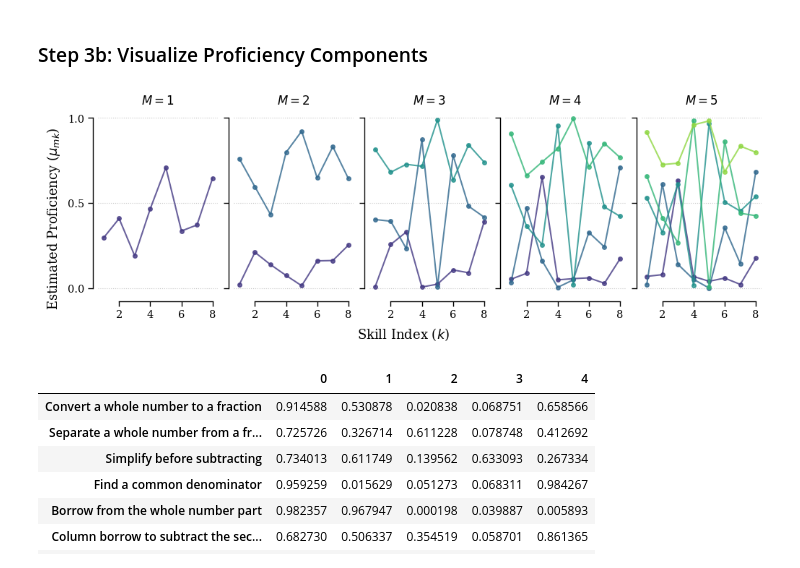
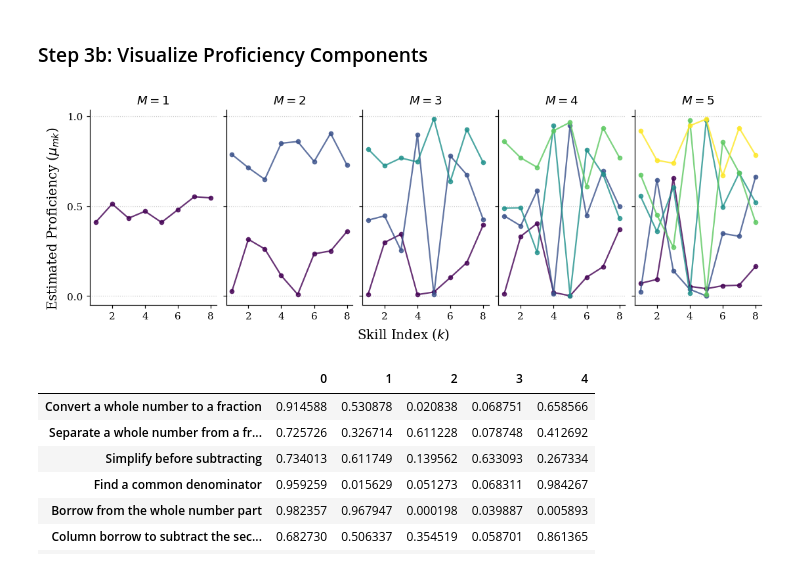
Before and after one commit to lentin26/mixture-of-latent-archetypes, a Jupyter notebook: notebooks/qualitative-study-frac-subtr.ipynb, the cells around one changed output. Cells and saved outputs as stored; diff of their text form; code cells hidden in the pictures.

```diff
--- a/notebooks/qualitative-study-frac-subtr.ipynb
+++ b/notebooks/qualitative-study-frac-subtr.ipynb
@@ -91,16 +91,17 @@ Fit a model with way too many components.
 # %%
 from src.mola import MoLA
 
-# Configure model parameters
+# Configure model parameters (current sklearn-style API)
 model_params = {
-    'Q_matrix': Q_matrix,
+    'Q': Q_matrix,
     'n_components': 5,
-    'mu_smooth': [2, 2],
-    'theta_smooth': [2, 2],
-    'pi_smooth': 1,
+    'mu_prior': (2, 2),
+    'theta_prior': (2, 2),
+    'pi_prior': 1,
     'tol': 1e-5,
-    'n_iter': 50,
-    'use_psuedo_likelihood': False
+    'max_iter': 50,
+    'pseudo_likelihood': False,
+    'init': 'k-means',
 }
 
 # Instantiate the model
@@ -124,67 +125,63 @@ Negative Log-Likelihood: 0.004493157761701844
 # %% [markdown]
 ### Step 3b: Visualize Proficiency Components
 # %%
-# Set plotting context for Academic Paper
-sns.set_context("paper", font_scale=1.2)
+# Set plotting context for Academic Paper (plain matplotlib -- seaborn is
+# not a declared project dependency; see requirements.txt)
 plt.rcParams['font.family'] = 'serif' # Matches LaTeX default
 plt.rcParams['axes.unicode_minus'] = False
 
 component_list = [1, 2, 3, 4, 5]
 n = len(component_list)
 
-# Use a professional, high-contrast palette
-"rocket"
-colors = sns.color_palette("viridis", n_colors=max(component_list))
+colors = plt.cm.viridis(np.linspace(0, 1, max(component_list)))
 
 fig, axes = plt.subplots(1, n, figsize=(10, 3.5), sharey=True, constrained_layout=True)
 
 for i, (ax, n_comp) in enumerate(zip(axes, component_list)):
-    # Standardize model setup
+    # Standardize model setup (k-means initialization: Section~\ref{sec:parameter-recovery-stability}
+    # shows this is far more reproducible than random initialization, confirmed again for this
+    # dataset in the stability check below)
     model_params = {
-        'Q_matrix': Q_matrix,
+        'Q': Q_matrix,
         'n_components': n_comp,
-        'mu_smooth': [2, 2],
-        'theta_smooth': [2, 2],
-        'pi_smooth': 1,
+        'mu_prior': (2, 2),
+        'theta_prior': (2, 2),
+        'pi_prior': 1,
         'tol': 1e-5,
-        'n_iter': 100, # Increased for stability
-        'random_state': 42, # Reproducibility is key for papers
-        'use_psuedo_likelihood': False
+        'max_iter': 100,
+        'init': 'k-means',
+        'random_state': 42,
     }
 
     model_qual = MoLA(**model_params)
     model_qual.fit(X)
 
     # Sort components by mean proficiency to keep colors consistent across plots
     # This makes M=2 and M=3 look like evolutions of each other
     sorted_idx = np.argsort(model_qual.mu.mean(axis=1))
 
     for rank, k in enumerate(sorted_idx):
         ax.plot(range(1, model_qual.mu.shape[1] + 1), model_qual.mu[k, :],
                 color=colors[rank],
                 marker='o', markersize=4,
                 linewidth=1.5, alpha=0.8)
 
     ax.set_title(f'$M={n_comp}$', fontsize=12, fontweight='bold')
     ax.set_xticks([2, 4, 6, 8]) # Show only key indices to prevent crowding
     ax.set_yticks([0.0, 0.5, 1.0])
     ax.grid(axis='y', linestyle=':', alpha=0.7)
-
-    # Clean up spines
-    sns.despine(ax=ax, offset=5, trim=True)
+    ax.spines['top'].set_visible(False)
+    ax.spines['right'].set_visible(False)
 
 # Global labels
 fig.supxlabel("Skill Index ($k$)", fontsize=13)
 fig.supylabel("Estimated Proficiency ($\mu_{mk}$)", fontsize=13)
 
-# Remove the title for the paper version (put it in the LaTeX caption instead)
-# fig.suptitle("Latent Proficiency Profiles by Component Count", fontsize=14)
-
 # Save in vector formats for high-quality printing
 plt.savefig("./figures/mola_profiles_comparison.pdf", bbox_inches="tight")
 plt.show()
 # %% [output]
-[figure, old version]
+[figure, new version]
 # %%
 labels = [
     "Convert a whole number to a fraction",
```
Also changed, not shown: parts of 3 cells of this notebook, 18 other files.
